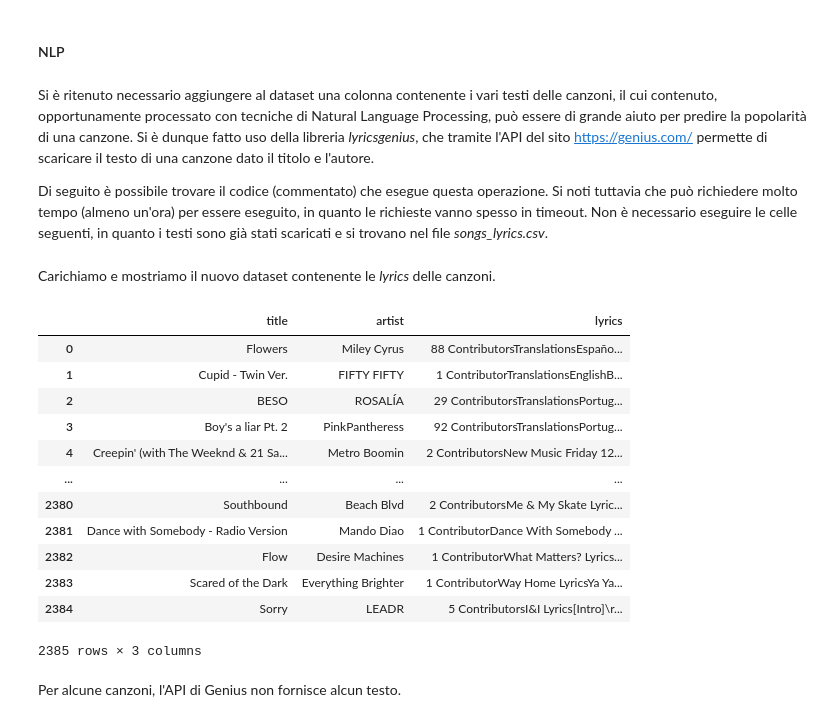
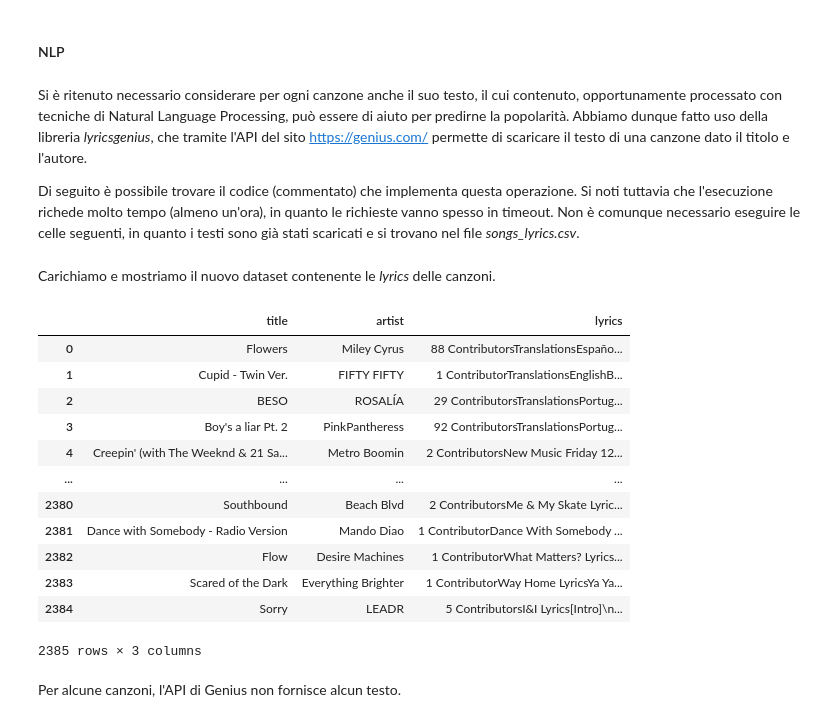
Before and after one commit to AndreaZavatta/Songs-Popularity-Prediction, a Jupyter notebook: songs-popularity-prediction.ipynb, the cells around one changed output. Drawn from its saved outputs; the diff is of its cells as text; code cells hidden in the pictures.

```diff
--- a/songs-popularity-prediction.ipynb
+++ b/songs-popularity-prediction.ipynb
@@ -110,8 +135,8 @@ plt.show()
 # %% [markdown]
 #### NLP
 # %% [markdown]
-Si è ritenuto necessario aggiungere al dataset una colonna contenente i vari testi delle canzoni, il cui contenuto, opportunamente processato con tecniche di Natural Language Processing, può essere di grande aiuto per predire la popolarità di una canzone.
-Si è dunque fatto uso della libreria *lyricsgenius*, che tramite l'API del sito https://genius.com/ permette di scaricare il testo di una canzone dato il titolo e l'autore.
+Si è ritenuto necessario considerare per ogni canzone anche il suo testo, il cui contenuto, opportunamente processato con tecniche di Natural Language Processing, può essere di aiuto per predirne la popolarità.
+Abbiamo dunque fatto uso della libreria *lyricsgenius*, che tramite l'API del sito https://genius.com/ permette di scaricare il testo di una canzone dato il titolo e l'autore.
 
-Di seguito è possibile trovare il codice (commentato) che esegue questa operazione. Si noti tuttavia che può richiedere molto tempo (almeno un'ora) per essere eseguito, in quanto le richieste vanno spesso in timeout. Non è necessario eseguire le celle seguenti, in quanto i testi sono già stati scaricati e si trovano nel file *songs_lyrics.csv*.
+Di seguito è possibile trovare il codice (commentato) che implementa questa operazione. Si noti tuttavia che l'esecuzione richede molto tempo (almeno un'ora), in quanto le richieste vanno spesso in timeout. Non è comunque necessario eseguire le celle seguenti, in quanto i testi sono già stati scaricati e si trovano nel file *songs_lyrics.csv*.
 # %%
@@ -144,21 +171,21 @@ Di seguito è possibile trovare il codice (commentato) che esegue questa operazi
 # %% [markdown]
 Carichiamo e mostriamo il nuovo dataset contenente le _lyrics_ delle canzoni.
 # %%
-lyrics = pd.read_csv("songs_lyrics.csv", sep="|", na_values={"": None}, keep_default_na=False)
-lyrics
+songs_lyrics = pd.read_csv("songs_lyrics.csv", sep="|", na_values={"": None}, keep_default_na=False)
+songs_lyrics
 # %% [output]
 |  | title | artist | lyrics |
 | 0 | Flowers | Miley Cyrus | 88 ContributorsTranslationsEspaño... |
 | 1 | Cupid - Twin Ver. | FIFTY FIFTY | 1 ContributorTranslationsEnglishB... |
 | 2 | BESO | ROSALÍA | 29 ContributorsTranslationsPortug... |
 | 3 | Boy's a liar Pt. 2 | PinkPantheress | 92 ContributorsTranslationsPortug... |
 | 4 | Creepin' (with The Weeknd & 21 Sa... | Metro Boomin | 2 ContributorsNew Music Friday 12... |
 | ... | ... | ... | ... |
 | 2380 | Southbound | Beach Blvd | 2 ContributorsMe & My Skate Lyric... |
 | 2381 | Dance with Somebody - Radio Version | Mando Diao | 1 ContributorDance With Somebody ... |
 | 2382 | Flow | Desire Machines | 1 ContributorWhat Matters? Lyrics... |
 | 2383 | Scared of the Dark | Everything Brighter | 1 ContributorWay Home LyricsYa Ya... |
-| 2384 | Sorry | LEADR | 5 ContributorsI&I Lyrics[Intro]\r... |
+| 2384 | Sorry | LEADR | 5 ContributorsI&I Lyrics[Intro]\n... |
 2385 rows × 3 columns
 # %% [markdown]
 Per alcune canzoni, l'API di Genius non fornisce alcun testo.
```
Also changed, not shown: parts of 96 cells of this notebook, 1 other file.
